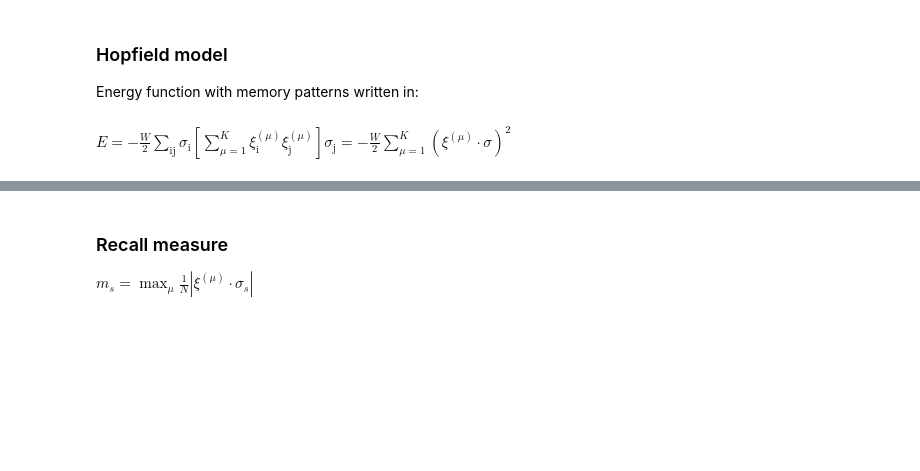
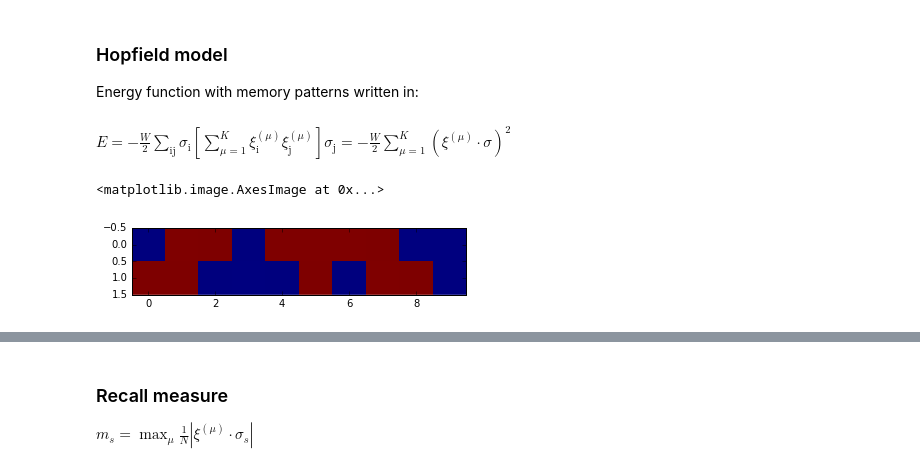
Before and after one commit to Kevin-Sean-Chen/Biophysics, a Jupyter notebook: Hopfield_network.ipynb, the cells around one changed output, grey strips where cells are left out. Drawn from its saved outputs; the diff is of its cells as text; code cells hidden in the pictures; blank space fills up the shorter version.

```diff
--- a/Hopfield_network.ipynb
+++ b/Hopfield_network.ipynb
@@ -58,3 +58,8 @@ for k in range(0,K):
+# %%
+plt.imshow(patterns,interpolation='None')
+# %% [output]
+<matplotlib.image.AxesImage at 0x...>
+[figure, added]
 # %%
 #recall
 # mu = 3
```
Also changed, not shown: parts of 12 cells of this notebook.
